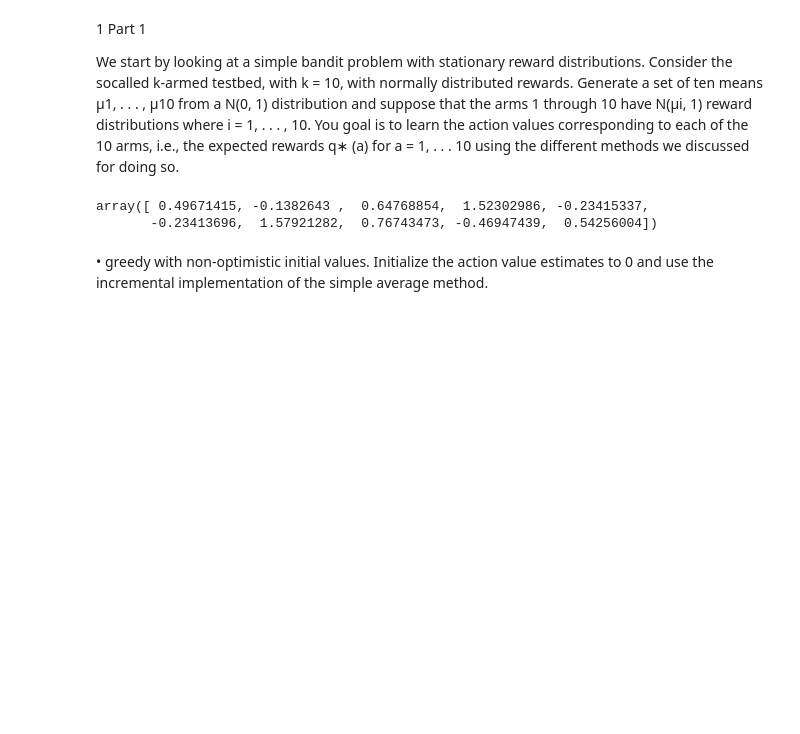
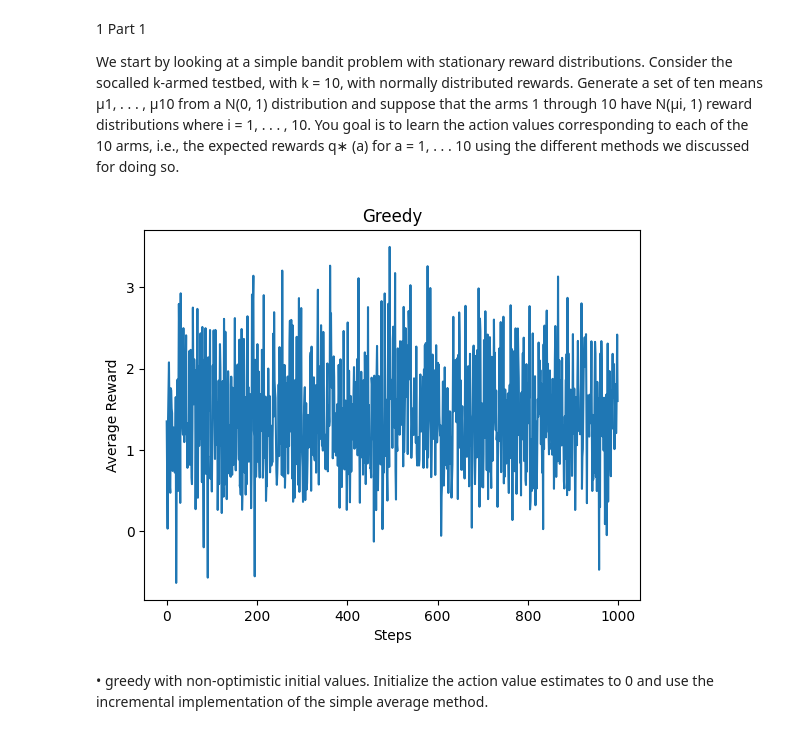
Before and after one commit to Mausoleoo/Multi-Armed-Bandit-Algorithm, a Jupyter notebook: Bandit Learning.ipynb, the cells around one changed output. Saved outputs shown, nothing was run; the diff lists cells and outputs as text; code cells hidden in the pictures; blank space fills up the shorter version.

```diff
--- a/Bandit Learning.ipynb
+++ b/Bandit Learning.ipynb
@@ -32,8 +78,19 @@ Means = (np.random.normal(0, 1, Arms))
-# %%
-Means
-# %% [output]
-array([ 0.49671415, -0.1382643 ,  0.64768854,  1.52302986, -0.23415337,
-       -0.23413696,  1.57921282,  0.76743473, -0.46947439,  0.54256004])
+# %%
+experiments = 1000
+greedy = []
+
+for i in range(0,experiments):
+    avg = MultiArmedBandit(method = 'greedy')
+    greedy.append(avg)
+
+plt.plot(np.arange(experiments), greedy)
+#plt.plot(np.arange(experiments), np.cumsum(np.array(greedy)) / (np.arange(experiments) + 1))
+plt.xlabel('Steps')
+plt.ylabel('Average Reward')
+plt.title('Greedy')
+plt.show()
+# %% [output]
+[figure, added]
 # %% [markdown]
 • greedy with non-optimistic initial values. Initialize the action value estimates to 0 and use the incremental implementation of the simple average method.
 # %%
```
Also changed, not shown: parts of 6 cells of this notebook.
